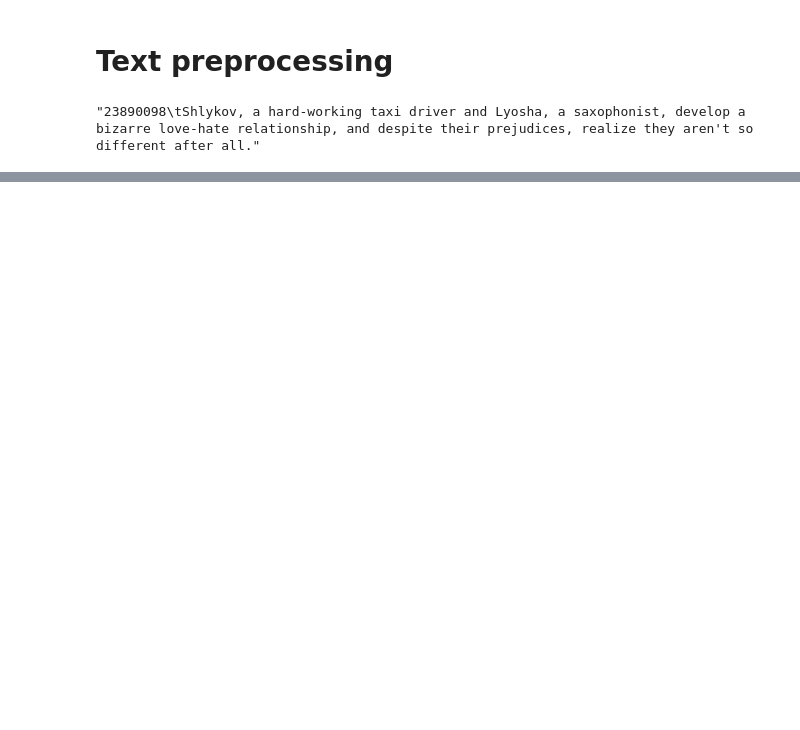
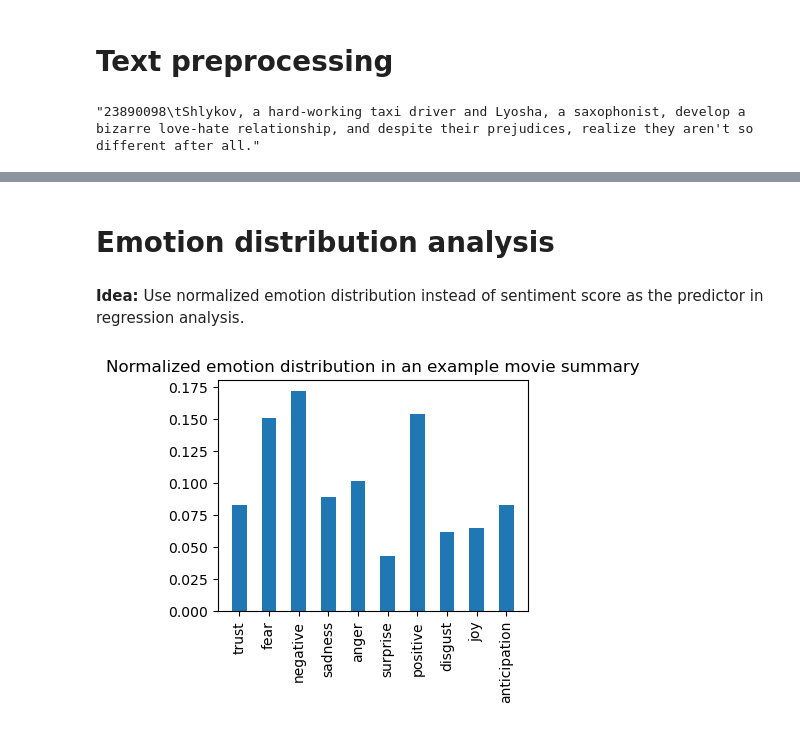
Before and after one commit to epfl-ada/ada-2023-project-badafixm01, a Jupyter notebook: p2.ipynb, the cells around one changed output, grey strips where cells are left out. Drawn from its saved outputs; the diff is of its cells as text; code cells hidden in the pictures; blank space fills up the shorter version.

Commit message:
Initial analysis

```diff
--- a/p2.ipynb
+++ b/p2.ipynb
@@ -47,0 +77,7 @@ print(summaries['23890098']) # preprocessed
+# %%
+colnames = ['movie_id', 'freebase_id', 'movie_name', 'date', 'revenue', 'runtime', 'language', 'country', 'genre']
+movies = pd.read_csv('./data/movie.metadata.tsv',
+                    sep='\t',
+                    header=None,
+                    names=colnames)
+movies.head()
@@ -47,0 +91,7 @@ print(summaries['23890098']) # preprocessed
+# %%
+summaries = pd.read_csv("./generated/summaries.csv")
+df = summaries.merge(movies, on="movie_id", how="inner")
+# convert "genre" column to dictionary and expand it into new rows
+df.genre = df.genre.apply(lambda x: list(eval(x).values()))
+df = df.explode('genre').reset_index(drop=True)
+df.head()
@@ -47,0 +107,5 @@ print(summaries['23890098']) # preprocessed
+# %%
+lexicon = pd.read_csv("./lexicons/NRC-Emotion-Lexicon-Wordlevel-v0.92.txt",
+                      sep="\t", names=["word", "emotion", "label"], header=0)
+lexicon = lexicon[lexicon.label==1].drop("label", axis=1)
+lexicon.head()
@@ -47,0 +119,26 @@ print(summaries['23890098']) # preprocessed
+# %% [markdown]
+# Emotion distribution analysis
+# %% [markdown]
+**Idea:** Use normalized emotion distribution instead of sentiment score as the predictor in regression analysis.
+# %%
+from collections import defaultdict
+
+counts = defaultdict(int)
+emotions = lexicon["emotion"].unique()
+text = df.iloc[2]["text"] # example
+
+for emotion in emotions:
+    words = lexicon.groupby("emotion")["word"].get_group(emotion).astype(str).values
+    counts[emotion] += sum(word in words for word in text.split())
+# %%
+import matplotlib.pyplot as plt
+
+counts = {k: v/sum(counts.values()) for k, v in counts.items()}
+
+plt.figure(figsize=(4, 3))
+plt.bar(counts.keys(), counts.values(), width=0.5)
+plt.xticks(rotation=90)
+plt.title("Normalized emotion distribution in an example movie summary")
+plt.show()
+# %% [output]
+[figure, added]
```
Also changed, not shown: parts of 11 cells of this notebook.
